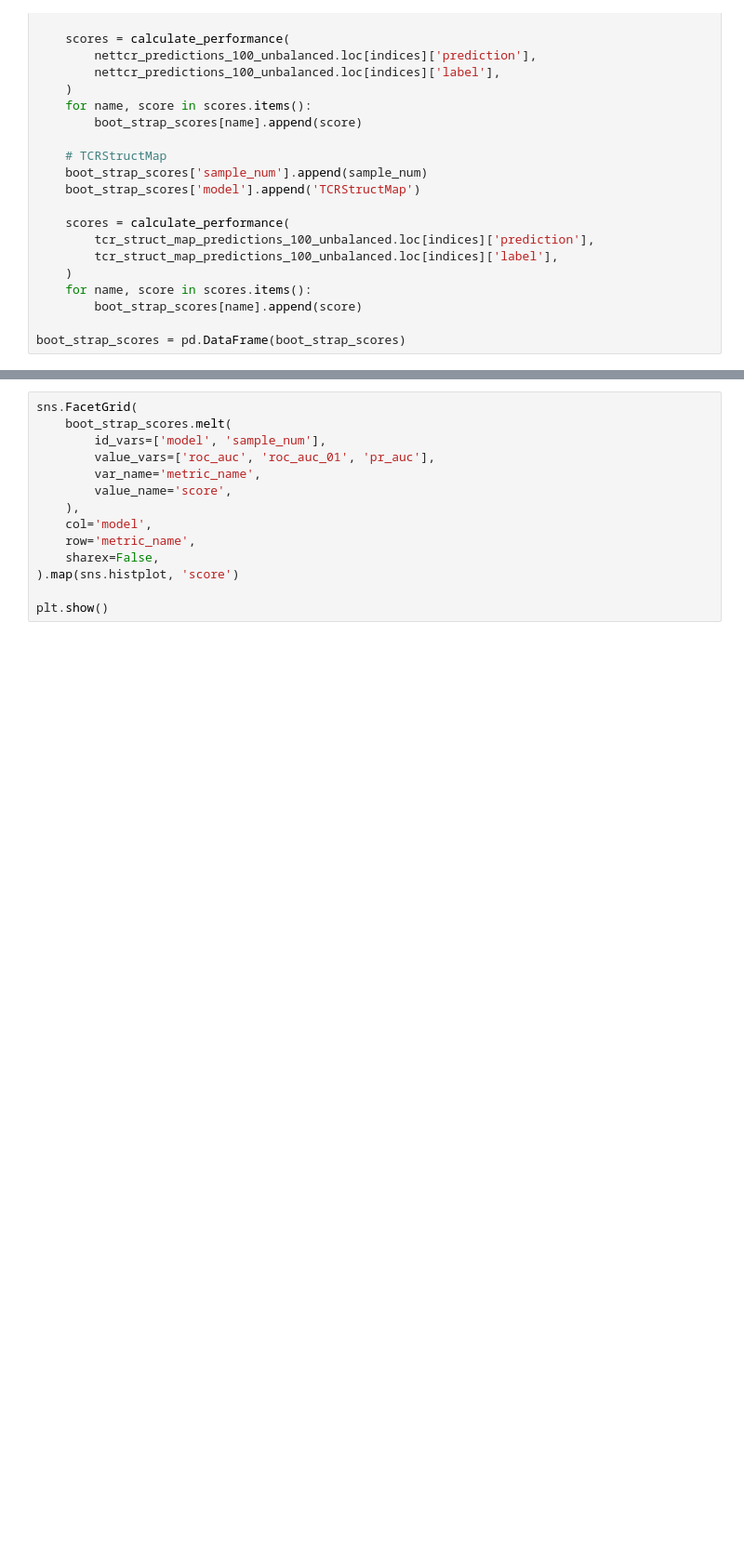
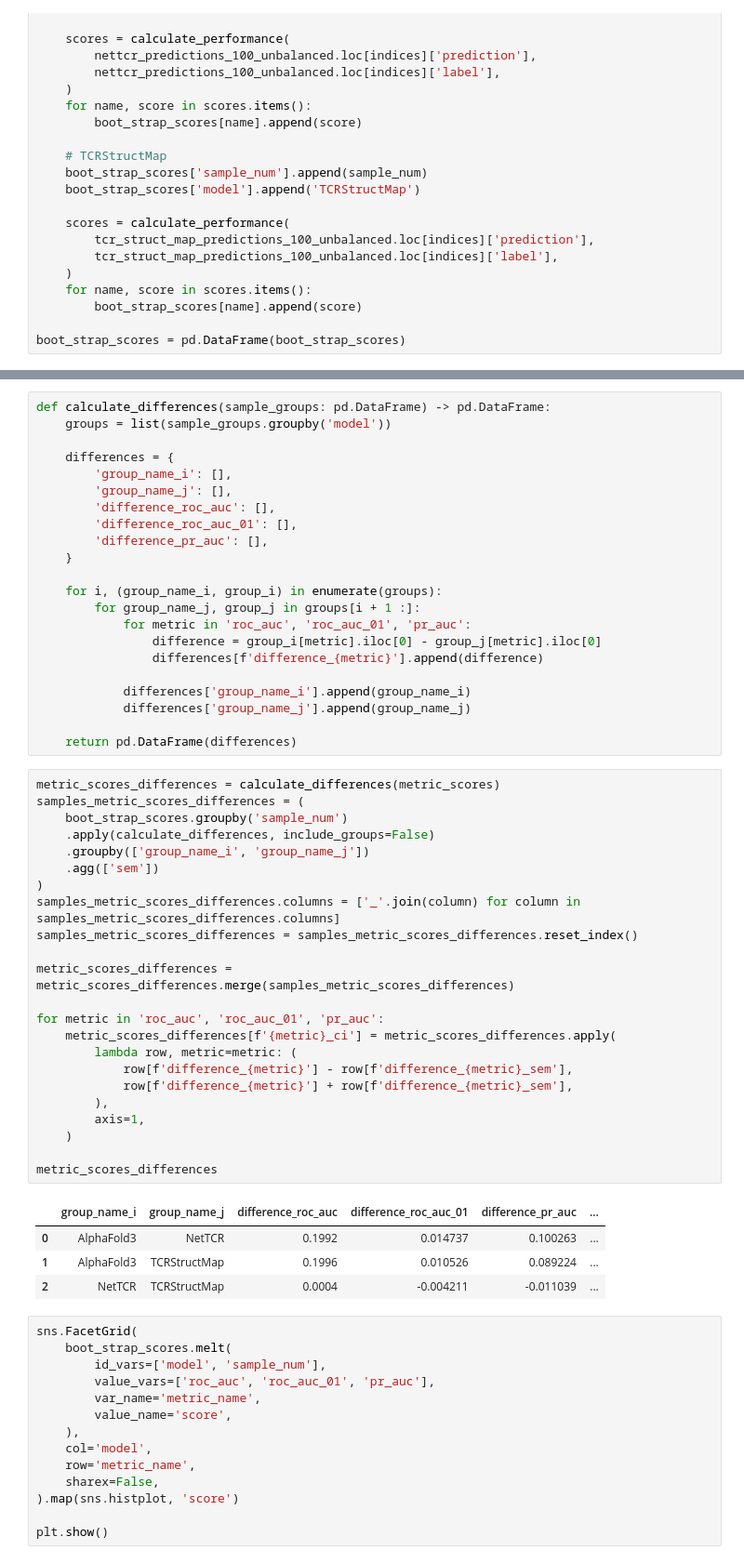
Before and after one commit to benjiemc/tcr-pmhc-predicted-structures, a Jupyter notebook: notebooks/benchmark_alphafold3_against_sequence_models.ipynb, the cells around one changed output, grey strips where cells are left out. Shown at 93% size. Cells and saved outputs as stored; diff of their text form; blank space fills up the shorter version.

```diff
--- a/notebooks/benchmark_alphafold3_against_sequence_models.ipynb
+++ b/notebooks/benchmark_alphafold3_against_sequence_models.ipynb
@@ -186,3 +195,53 @@ styled
+# %%
+def calculate_differences(sample_groups: pd.DataFrame) -> pd.DataFrame:
+    groups = list(sample_groups.groupby('model'))
+
+    differences = {
+        'group_name_i': [],
+        'group_name_j': [],
+        'difference_roc_auc': [],
+        'difference_roc_auc_01': [],
+        'difference_pr_auc': [],
+    }
+
+    for i, (group_name_i, group_i) in enumerate(groups):
+        for group_name_j, group_j in groups[i + 1 :]:
+            for metric in 'roc_auc', 'roc_auc_01', 'pr_auc':
+                difference = group_i[metric].iloc[0] - group_j[metric].iloc[0]
+                differences[f'difference_{metric}'].append(difference)
+
+            differences['group_name_i'].append(group_name_i)
+            differences['group_name_j'].append(group_name_j)
+
+    return pd.DataFrame(differences)
+# %%
+metric_scores_differences = calculate_differences(metric_scores)
+samples_metric_scores_differences = (
+    boot_strap_scores.groupby('sample_num')
+    .apply(calculate_differences, include_groups=False)
+    .groupby(['group_name_i', 'group_name_j'])
+    .agg(['sem'])
+)
+samples_metric_scores_differences.columns = ['_'.join(column) for column in samples_metric_scores_differences.columns]
+samples_metric_scores_differences = samples_metric_scores_differences.reset_index()
+
+metric_scores_differences = metric_scores_differences.merge(samples_metric_scores_differences)
+
+for metric in 'roc_auc', 'roc_auc_01', 'pr_auc':
+    metric_scores_differences[f'{metric}_ci'] = metric_scores_differences.apply(
+        lambda row, metric=metric: (
+            row[f'difference_{metric}'] - row[f'difference_{metric}_sem'],
+            row[f'difference_{metric}'] + row[f'difference_{metric}_sem'],
+        ),
+        axis=1,
+    )
+
+metric_scores_differences
+# %% [output]
+|  | group_name_i | group_name_j | difference_roc_auc | difference_roc_auc_01 | difference_pr_auc | ... |
+| 0 | AlphaFold3 | NetTCR | 0.1992 | 0.014737 | 0.100263 | ... |
+| 1 | AlphaFold3 | TCRStructMap | 0.1996 | 0.010526 | 0.089224 | ... |
+| 2 | NetTCR | TCRStructMap | 0.0004 | -0.004211 | -0.011039 | ... |
 # %%
 sns.FacetGrid(
     boot_strap_scores.melt(
```
Also changed, not shown: parts of 4 cells of this notebook, 3 other files.
